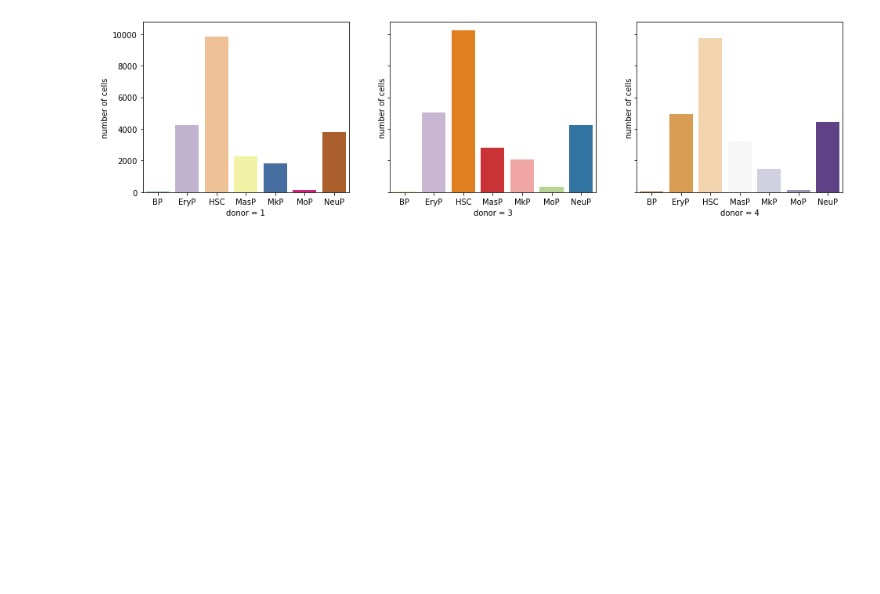
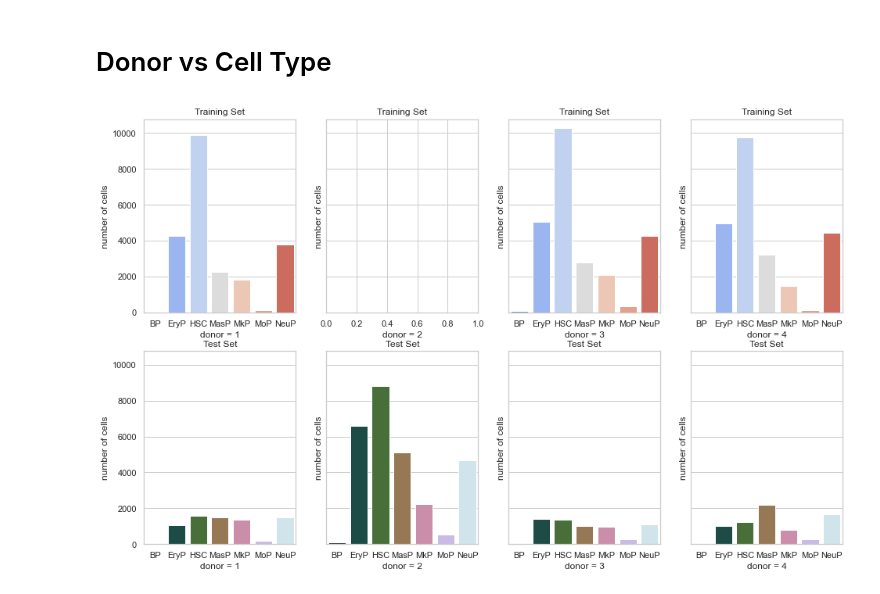
Before and after one commit to bochendong/Multimodal-Single-Cell-Integration, a Jupyter notebook: cite/data_describe.ipynb, the cells around one changed output. Drawn from its saved outputs; the diff is of its cells as text; code cells hidden in the pictures; blank space fills up the shorter version.

```diff
--- a/cite/data_describe.ipynb
+++ b/cite/data_describe.ipynb
@@ -280,17 +268,62 @@ donor_cell_type_4 = donor_cell_type[donor_cell_type['donor'] == 4]
-# %%
-f, (ax1, ax3, ax4) = plt.subplots(1, 3, figsize=(16, 4), sharey=True)
-sns.barplot(x=donor_cell_type_1['cell_type'], y=donor_cell_type_1['# cells'], palette='Accent', ax=ax1)
-ax1.set_xlabel("donor = 1")
-ax1.set_ylabel("number of cells")
-
-sns.barplot(x=donor_cell_type_3['cell_type'], y=donor_cell_type_3['# cells'], palette="Paired_r", ax=ax3)
-ax3.set_xlabel("donor = 3")
-ax3.set_ylabel("number of cells")
-
-sns.barplot(x=donor_cell_type_4['cell_type'], y=donor_cell_type_4['# cells'], palette="PuOr", ax=ax4)
-ax4.set_xlabel("donor = 4")
-ax4.set_ylabel("number of cells")
-
-f.savefig('./image/2.2.0.png')
-# %% [output]
-[figure, removed]
+# %% [markdown]
+# Donor vs Cell Type
+# %%
+f, axs = plt.subplots(2, 4, figsize=(16, 10), sharey=True)
+
+donor_cell_type = train_df.set_index("cell_id")[["donor", 'cell_type']].value_counts().to_frame()\
+                .sort_values("cell_type").reset_index()\
+                .rename(columns={0:"# cells"})
+donor_cell_type_1 = donor_cell_type[donor_cell_type['donor'] == 1]
+donor_cell_type_2 = donor_cell_type[donor_cell_type['donor'] == 2]
+donor_cell_type_3 = donor_cell_type[donor_cell_type['donor'] == 3]
+donor_cell_type_4 = donor_cell_type[donor_cell_type['donor'] == 4]
+
+sns.barplot(x=donor_cell_type_1['cell_type'], y=donor_cell_type_1['# cells'], palette='coolwarm', ax=axs[0][0])
+axs[0][0].set_xlabel("donor = 1")
+axs[0][0].set_ylabel("number of cells")
+axs[0][0].set_title("Training Set")
+
+axs[0][1].set_xlabel("donor = 2")
+axs[0][1].set_ylabel("number of cells")
+axs[0][1].set_title("Training Set")
+
+sns.barplot(x=donor_cell_type_3['cell_type'], y=donor_cell_type_3['# cells'], palette="coolwarm", ax=axs[0][2])
+axs[0][2].set_xlabel("donor = 3")
+axs[0][2].set_ylabel("number of cells")
+axs[0][2].set_title("Training Set")
+
+sns.barplot(x=donor_cell_type_4['cell_type'], y=donor_cell_type_4['# cells'], palette="coolwarm", ax=axs[0][3])
+axs[0][3].set_xlabel("donor = 4")
+axs[0][3].set_ylabel("number of cells")
+axs[0][3].set_title("Training Set")
+
+donor_cell_type = test_df.set_index("cell_id")[["donor", 'cell_type']].value_counts().to_frame()\
+                .sort_values("cell_type").reset_index()\
+                .rename(columns={0:"# cells"})
+
+donor_cell_type_1 = donor_cell_type[donor_cell_type['donor'] == 1]
+donor_cell_type_2 = donor_cell_type[donor_cell_type['donor'] == 2]
+donor_cell_type_3 = donor_cell_type[donor_cell_type['donor'] == 3]
+donor_cell_type_4 = donor_cell_type[donor_cell_type['donor'] == 4]
+sns.barplot(x=donor_cell_type_1['cell_type'], y=donor_cell_type_1['# cells'], palette='cubehelix', ax=axs[1][0])
+axs[1][0].set_xlabel("donor = 1")
+axs[1][0].set_ylabel("number of cells")
+axs[1][0].set_title("Test Set")
+
+sns.barplot(x=donor_cell_type_2['cell_type'], y=donor_cell_type_2['# cells'], palette='cubehelix', ax=axs[1][1])
+axs[1][1].set_xlabel("donor = 2")
+axs[1][1].set_ylabel("number of cells")
+axs[1][1].set_title("Test Set")
+
+sns.barplot(x=donor_cell_type_3['cell_type'], y=donor_cell_type_3['# cells'], palette="cubehelix", ax=axs[1][2])
+axs[1][2].set_xlabel("donor = 3")
+axs[1][2].set_ylabel("number of cells")
+axs[1][2].set_title("Test Set")
+
+sns.barplot(x=donor_cell_type_4['cell_type'], y=donor_cell_type_4['# cells'], palette="cubehelix", ax=axs[1][3])
+axs[1][3].set_xlabel("donor = 4")
+axs[1][3].set_ylabel("number of cells")
+axs[1][3].set_title("Test Set")
+f.savefig('./image/4.0.png')
+# %% [output]
+[figure, added]
```
Also changed, not shown: parts of 29 cells of this notebook, 17 other files.
